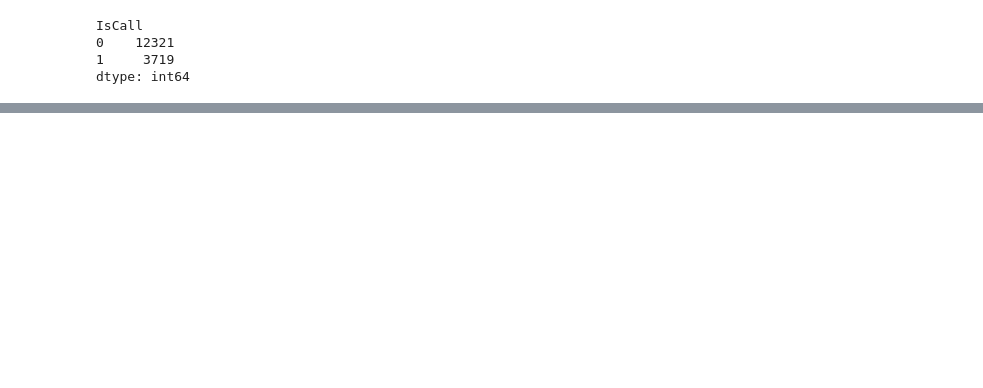
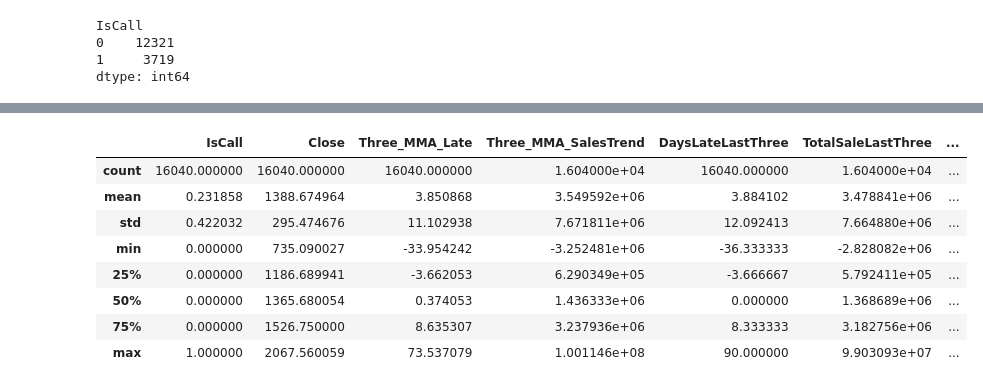
Before and after one commit to apclypsr/Capstone-Project, a Jupyter notebook: SurveyAnalysis.ipynb, the cells around one changed output, grey strips where cells are left out. Cells and saved outputs as stored; diff of their text form; code cells hidden in the pictures; blank space fills up the shorter version.

```diff
--- a/SurveyAnalysis.ipynb
+++ b/SurveyAnalysis.ipynb
@@ -402,0 +403,12 @@ IndexError: index 7 is out of bounds for axis 1 with size 7
+# %%
+PAIRPLOT2.describe()
+# %% [output]
+|  | IsCall | Close | Three_MMA_Late | Three_MMA_SalesTrend | DaysLateLastThree | TotalSaleLastThree | ... |
+| count | 16040.000000 | 16040.000000 | 16040.000000 | 1.604000e+04 | 16040.000000 | 1.604000e+04 | ... |
+| mean | 0.231858 | 1388.674964 | 3.850868 | 3.549592e+06 | 3.884102 | 3.478841e+06 | ... |
+| std | 0.422032 | 295.474676 | 11.102938 | 7.671811e+06 | 12.092413 | 7.664880e+06 | ... |
+| min | 0.000000 | 735.090027 | -33.954242 | -3.252481e+06 | -36.333333 | -2.828082e+06 | ... |
+| 25% | 0.000000 | 1186.689941 | -3.662053 | 6.290349e+05 | -3.666667 | 5.792411e+05 | ... |
+| 50% | 0.000000 | 1365.680054 | 0.374053 | 1.436333e+06 | 0.000000 | 1.368689e+06 | ... |
+| 75% | 0.000000 | 1526.750000 | 8.635307 | 3.237936e+06 | 8.333333 | 3.182756e+06 | ... |
+| max | 1.000000 | 2067.560059 | 73.537079 | 1.001146e+08 | 90.000000 | 9.903093e+07 | ... |
```
Also changed, not shown: parts of 20 cells of this notebook.
